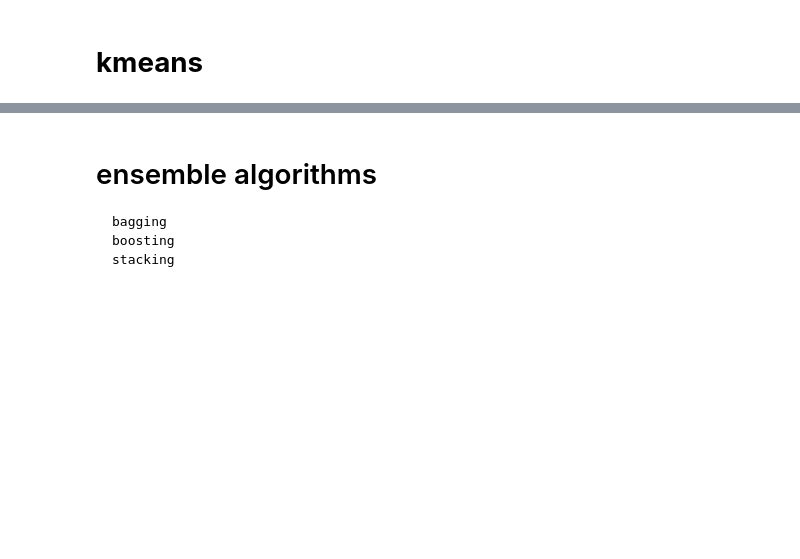
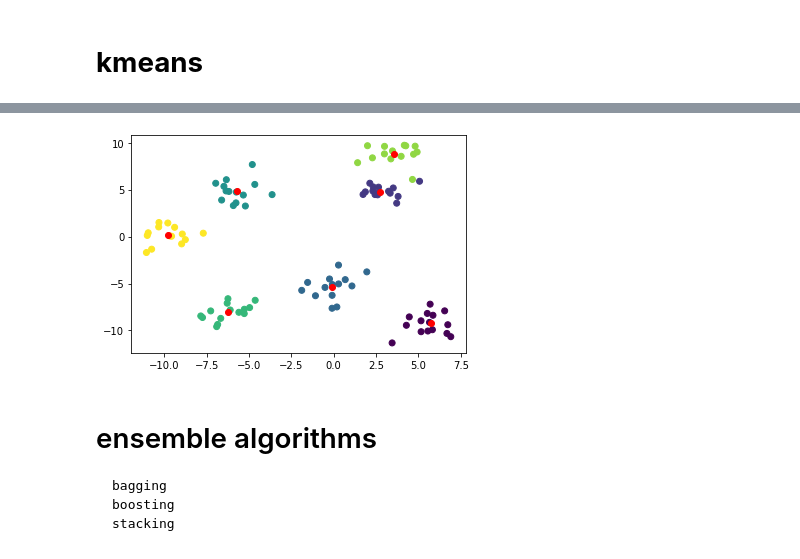
Before and after one commit to hsargoli/MyWorks, a Jupyter notebook: MLalgorithm.ipynb, the cells around one changed output, grey strips where cells are left out. Cells and saved outputs as stored; diff of their text form; code cells hidden in the pictures; blank space fills up the shorter version.

Commit message:
kmeans added

```diff
--- a/MLalgorithm.ipynb
+++ b/MLalgorithm.ipynb
@@ -684,0 +794,86 @@ SVM
+# %%
+# third APPROACH
+import copy
+from sklearn.datasets import make_blobs
+
+x2, y2 = make_blobs(n_samples = 100,
+    n_features = 2,
+    centers = 7,
+    cluster_std = 1,
+    shuffle = True,
+    random_state = 10)
+# ---------------------------------------------------
+# random point from data
+import random
+class KMEANS:
+  def __init__(self, k, data):
+    self.k    = k
+    self.data = data
+
+
+  def initialer(self):
+    K = []
+    selected_index = []
+    for i in range(self.k):
+      a = random.randint(0, len(self.data)-1)
+      selected_index.append(a)
+      K.append(self.data[a])
+    return list(K)
+
+  def find_near_index(self, kk, thresh):
+    dist = []
+    for i in range(len(self.data)):
+      a0 = squared_diff2(kk, self.data[i])
+      dist.append(a0)
+    c = sorted(dist)[:thresh]
+    cc = [dist.index(i) for i in c]
+    return cc
+
+  def kmeans(self, O):
+    init_k = self.initialer()
+    print(init_k)
+    self.dddd = copy.copy(self.data)
+    thresh = int(len(self.data) / self.k)
+
+    while O > 0:
+      indexes = []
+      sindex = []
+      for i in range(self.k):
+        a = self.find_near_index(init_k[i], thresh)
+        indexes.append(a)
+      for i in range(0,len(indexes)):
+        sdata = []
+
+        for j in indexes[i]:
+          select = self.data[j]
+          sdata.append(select)
+          sindex.append(j)
+
+        sdata = np.array(sdata)
+
+        init_k[i] = [sdata[:,0].mean(), sdata[:,1].mean()]
+      sindex = set(sorted(sindex))
+
+      for i in range(len(init_k)):
+        for j in range(i,len(init_k)):
+          init_k = np.array(init_k)
+          check = (init_k[i] == init_k[j]).all()
+          if i == j:
+            continue
+          elif check:
+            # print(f'oh this is gone wrong in index {i} and {j}')
+            a = random.randint(0, len(self.data)-1)
+            init_k[i] = self.data[a]
+            O +=10
+
+      O -= 1
+    plt.scatter(x2[:,0], x2[:,1], c = y2)
+
+    for i in range(0, self.k):
+      plt.scatter(init_k[i][0], init_k[i][1], c = 'r')
+
+    return np.array(init_k)
+
+a = KMEANS(7,x2)
+a.kmeans(2000)
+# %% [output]
@@ -685,3 +888,4 @@ SVM
+[figure, added]
 # %% [markdown]
 
 # ensemble algorithms
```
Also changed, not shown: parts of 15 cells of this notebook.
